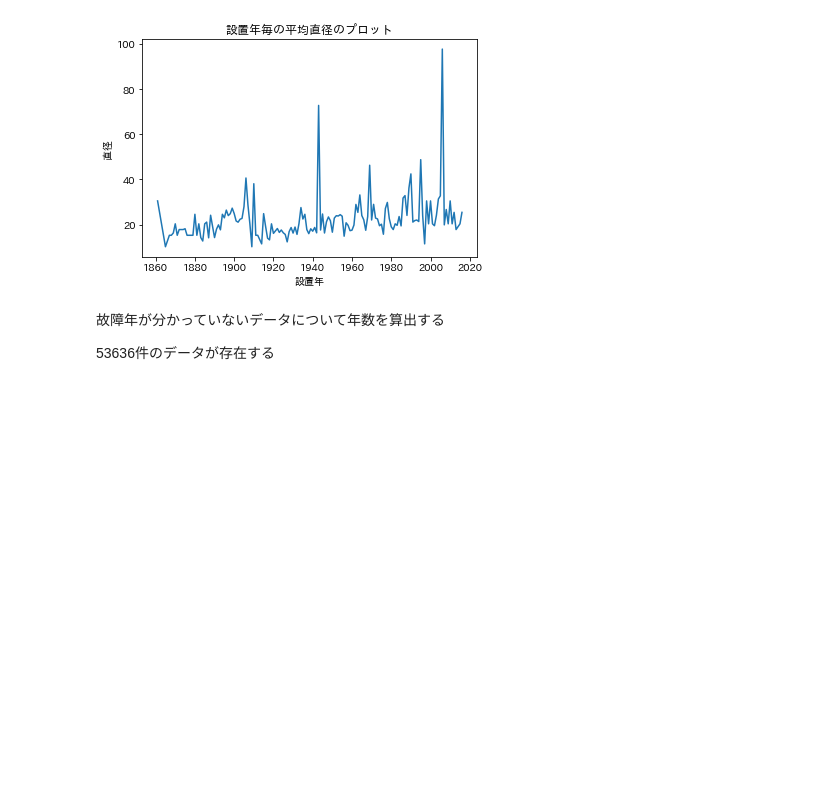
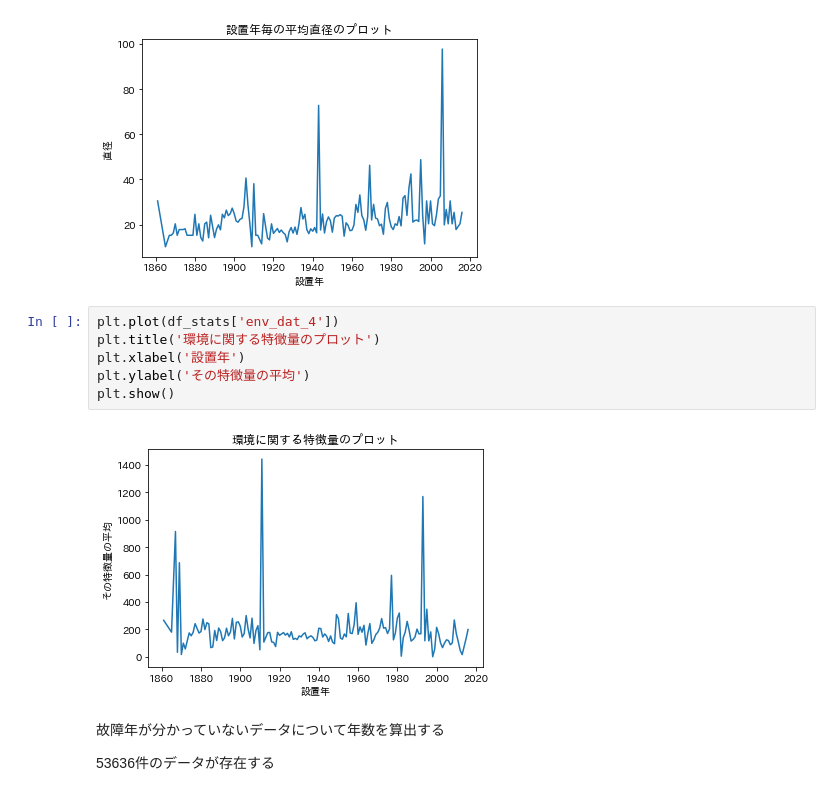
Before and after one commit to ontheroad2022/fracta, a Jupyter notebook: notebooks/100_0_nari_fracta_coding_challenge.ipynb, the cells around one changed output. Drawn from its saved outputs; the diff is of its cells as text; blank space fills up the shorter version.

```diff
--- a/notebooks/100_0_nari_fracta_coding_challenge.ipynb
+++ b/notebooks/100_0_nari_fracta_coding_challenge.ipynb
@@ -189,6 +189,14 @@ plt.ylabel('直径')
 plt.show()
 # %% [output]
 [figure]
+# %%
+plt.plot(df_stats['env_dat_4'])
+plt.title('環境に関する特徴量のプロット')
+plt.xlabel('設置年')
+plt.ylabel('その特徴量の平均')
+plt.show()
+# %% [output]
+[figure, added]
 # %% [markdown]
 故障年が分かっていないデータについて年数を算出する
 
```
Also changed, not shown: parts of 28 cells of this notebook.
